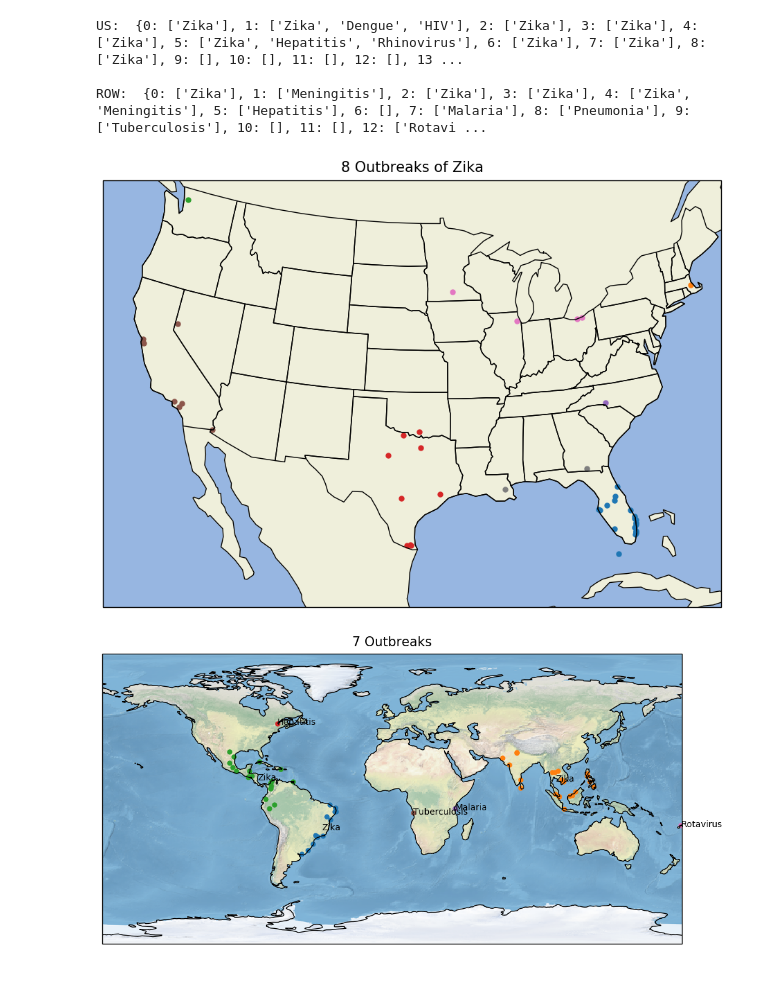
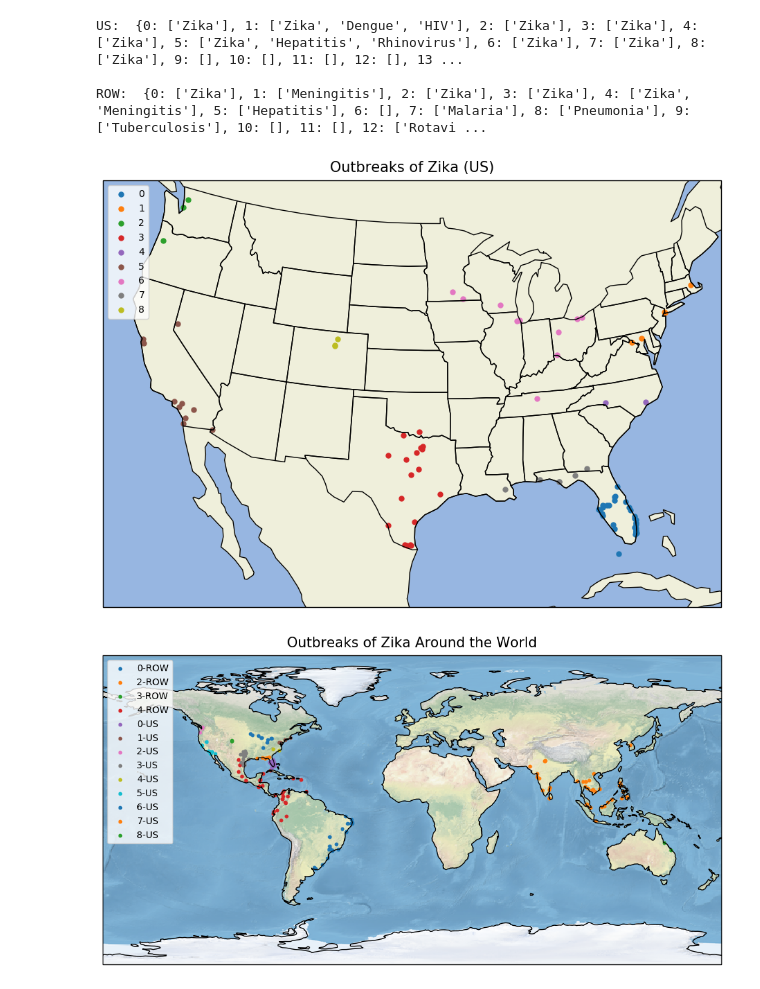
Before and after one commit to NB-555/discovering-disease-outbreaks-base, a Jupyter notebook: discovering-disease-project.ipynb, the cells around one changed output. Saved outputs shown, nothing was run; the diff lists cells and outputs as text; code cells hidden in the pictures.

Commit message:
Isolated repeated/ proximate diseases -- focused on Zika for US and ROW; produced map for summary

```diff
--- a/discovering-disease-project.ipynb
+++ b/discovering-disease-project.ipynb
@@ -519,14 +519,19 @@ ROW:  {0: ['Zika'], 1: ['Meningitis'], 2: ['Zika'], 3: ['Zika'], 4: ['Zika', 'Me
 # American Map of Disease
 data = headline_df_US
 name = 'US'
+disease = 'Zika' #repeated_disease_byCluster['US'][data['clusters'].loc[i]][0]
 data = data[data['clusters']>-1]
-mask = [len(repeated_disease_byCluster[name][data['clusters'].loc[i]]) > 0 for i in data.index]
+mask = [len(repeated_disease_byCluster[name][data['clusters'].loc[i]]) > 0
+        for i in data.index
+       ] # mask for clusters with at least one repeated disease
 data = data[mask]
-mask1 = [bool(re.match(repeated_disease_byCluster['US'][data['clusters'].loc[i]][0].lower(),
+
+mask = [bool(re.search(disease.lower(),
                        data['headline'].loc[i]
                       )
-             ) for i in data.index]
-data = data[mask1]
+             ) for i in data.index
+       ] # mask for headlines containing name disease
+data = data[mask]
 
 labels = set(data['clusters'])
 
@@ -535,6 +540,7 @@ ax = plt.axes(projection=LambertConformal())
 us_extent = (-120, -75, 20, 50)
 ax.set_extent(us_extent)
 ax.add_feature(cartopy.feature.STATES)
+
 
 n_clusters = 0
 for cluster in labels:
@@ -545,56 +551,98 @@ for cluster in labels:
     selected_headlines = data[data['clusters'] == cluster][['longitude', 'latitude']]
     cn_lon, cn_lat = find_centre(selected_headlines)
     x_coordinates, y_coordinates = np.array(selected_headlines).T
-    ax.scatter(x_coordinates, y_coordinates,transform = PlateCarree(), s = 25)
+    ax.scatter(x_coordinates, y_coordinates,transform = PlateCarree(), s = 25, label = cluster)
+    ax.legend()
     #ax.text(cn_lon + 1, cn_lat, main_outbreak , fontsize=15, transform=PlateCarree())
 
 ax.coastlines()
 # ax.add_feature(cartopy.feature.BORDERS)
 ax.add_feature(cartopy.feature.OCEAN)
 ax.add_feature(cartopy.feature.LAND)
-ax.set_title("{} Outbreaks of Zika".format(n_clusters,name),
+ax.set_title("Outbreaks of Zika (US)".format(n_clusters,name),
              fontsize=15, verticalalignment='bottom')
 plt.show()
 # %% [output]
-[figure, old version]
+[figure, new version]
 # %%
 # ROW Map of Disease
 data = headline_df_ROW
 name = 'ROW'
-data = data[data['clusters']>-1]
-mask = [len(repeated_disease_byCluster[name][data['clusters'].loc[i]]) > 0 for i in data.index]
+disease = 'Zika' # repeated_disease_byCluster[name][data['clusters'].loc[i]][0]
+
+data = data[data['clusters']>-1] # exlcude noise
+
+mask = [len(repeated_disease_byCluster[name][data['clusters'].loc[i]]) > 0
+        for i in data.index
+       ] # mask to remove clusters with no repeated disease
 data = data[mask]
-mask1 = [bool(re.match(repeated_disease_byCluster[name][data['clusters'].loc[i]][0].lower(),
+
+mask1 = [bool(re.search(disease.lower(),
                        data['headline'].loc[i]
                       )
-             ) for i in data.index]
+             ) for i in data.index
+        ] # mask to find headlines with disease
 data = data[mask1]
 
 labels = set(data['clusters'])
 
 fig = plt.figure(figsize=(12, 8))
 ax = plt.axes(projection=PlateCarree())
 ax.stock_img()
 ax.set_global()
 
 n_clusters = 0
 for cluster in labels:
     if len(repeated_disease_byCluster[name][cluster]) == 0:
         continue
     main_outbreak = repeated_disease_byCluster[name][cluster][0]
     n_clusters+=1
     selected_headlines = data[data['clusters'] == cluster][['longitude', 'latitude']]
     cn_lon, cn_lat = find_centre(selected_headlines)
     x_coordinates, y_coordinates = np.array(selected_headlines).T
-    ax.scatter(x_coordinates, y_coordinates,transform = PlateCarree(), s = 25)
-    ax.text(cn_lon, cn_lat-1, main_outbreak , fontsize=10, transform=PlateCarree())
+    ax.scatter(x_coordinates, y_coordinates, transform = PlateCarree(), s = 10, label = str(cluster)+'-ROW')
+    ax.legend()
+    #ax.text(cn_lon, cn_lat-1, main_outbreak , fontsize=10, transform=PlateCarree())
 
 ax.coastlines()
 # ax.add_feature(cartopy.feature.BORDERS)
 ax.add_feature(cartopy.feature.OCEAN)
 ax.add_feature(cartopy.feature.LAND)
-ax.set_title("{} Outbreaks".format(n_clusters,name),
+
+data = headline_df_US
+name = 'US'
+disease = 'Zika' #repeated_disease_byCluster['US'][data['clusters'].loc[i]][0]
+data = data[data['clusters']>-1]
+mask = [len(repeated_disease_byCluster[name][data['clusters'].loc[i]]) > 0
+        for i in data.index
+       ] # mask for clusters with at least one repeated disease
+data = data[mask]
+
+mask = [bool(re.search(disease.lower(),
+                       data['headline'].loc[i]
+                      )
+             ) for i in data.index
+       ] # mask for headlines containing name disease
+data = data[mask]
+
+labels = set(data['clusters'])
+n_clusters = 0
+for cluster in labels:
+    if len(repeated_disease_byCluster['US'][cluster]) == 0:
+        continue
+    main_outbreak = repeated_disease_byCluster['US'][cluster][0]
+    n_clusters+=1
+    selected_headlines = data[data['clusters'] == cluster][['longitude', 'latitude']]
+    cn_lon, cn_lat = find_centre(selected_headlines)
+    x_coordinates, y_coordinates = np.array(selected_headlines).T
+    ax.scatter(x_coordinates, y_coordinates,transform = PlateCarree(), s = 10, label = str(cluster)+'-US')
+    ax.legend()
+    #ax.text(cn_lon + 1, cn_lat, main_outbreak , fontsize=15, transform=PlateCarree())
+
+
+ax.set_title("Outbreaks of Zika Around the World",
              fontsize=15, verticalalignment='bottom')
+plt.savefig('zika_outbreaks_map.png')
 plt.show()
 # %% [output]
-[figure, old version]
+[figure, new version]
```
Also changed, not shown: parts of 2 cells of this notebook.
